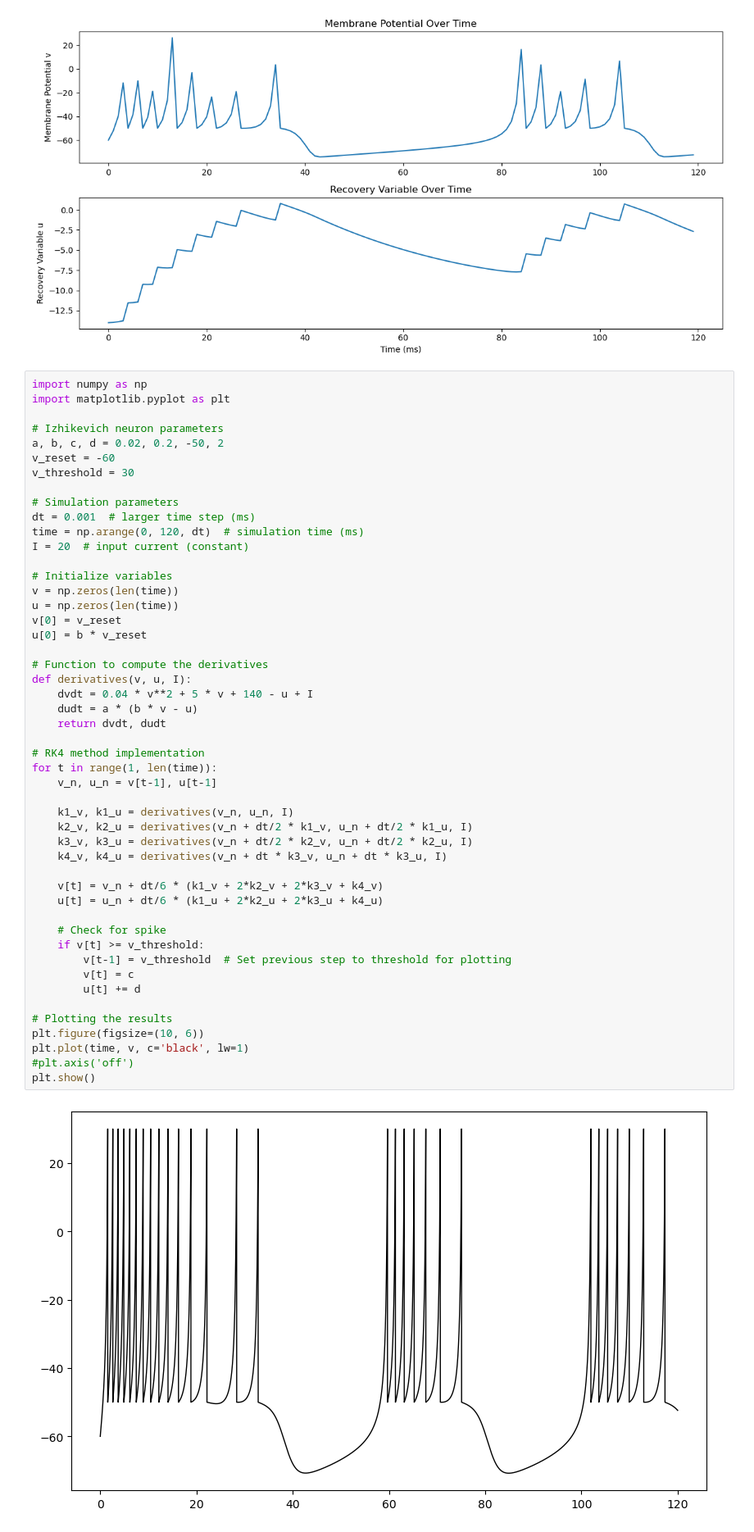
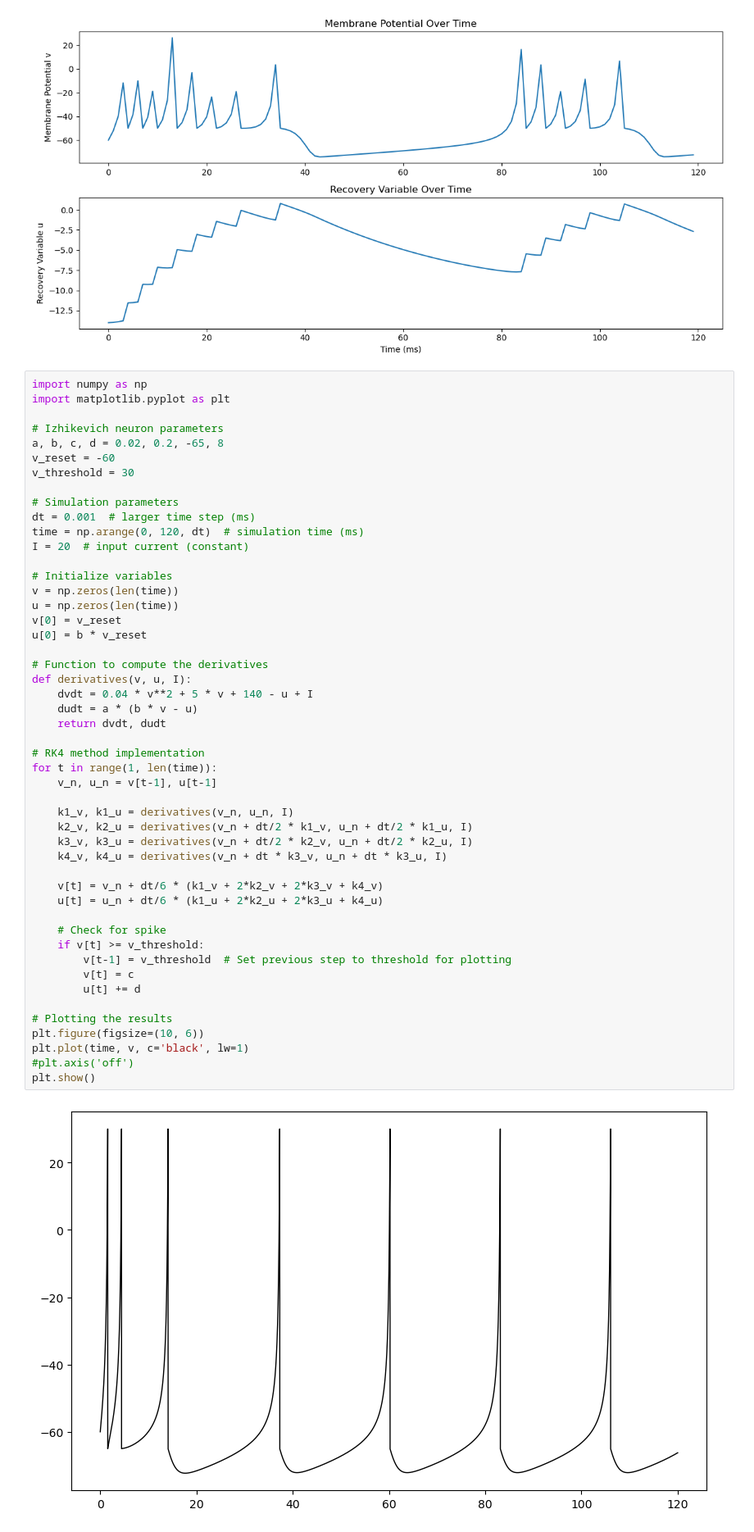
Before and after one commit to balkaransingh9/NeuCube-Izh, a Jupyter notebook: test notebooks/testing_neuron_dynamics.ipynb, the cells around one changed output. Shown at 82% size. Cells and saved outputs as stored; diff of their text form.

```diff
--- a/test notebooks/testing_neuron_dynamics.ipynb
+++ b/test notebooks/testing_neuron_dynamics.ipynb
@@ -50,7 +50,7 @@ import numpy as np
 import matplotlib.pyplot as plt
 
 # Izhikevich neuron parameters
-a, b, c, d = 0.02, 0.2, -50, 2
+a, b, c, d = 0.02, 0.2, -65, 8
 v_reset = -60
 v_threshold = 30
 
@@ -68,34 +68,34 @@ u[0] = b * v_reset
 # Function to compute the derivatives
 def derivatives(v, u, I):
     dvdt = 0.04 * v**2 + 5 * v + 140 - u + I
     dudt = a * (b * v - u)
     return dvdt, dudt
 
 # RK4 method implementation
 for t in range(1, len(time)):
     v_n, u_n = v[t-1], u[t-1]
 
     k1_v, k1_u = derivatives(v_n, u_n, I)
     k2_v, k2_u = derivatives(v_n + dt/2 * k1_v, u_n + dt/2 * k1_u, I)
     k3_v, k3_u = derivatives(v_n + dt/2 * k2_v, u_n + dt/2 * k2_u, I)
     k4_v, k4_u = derivatives(v_n + dt * k3_v, u_n + dt * k3_u, I)
 
     v[t] = v_n + dt/6 * (k1_v + 2*k2_v + 2*k3_v + k4_v)
     u[t] = u_n + dt/6 * (k1_u + 2*k2_u + 2*k3_u + k4_u)
 
     # Check for spike
     if v[t] >= v_threshold:
         v[t-1] = v_threshold  # Set previous step to threshold for plotting
         v[t] = c
         u[t] += d
 
 # Plotting the results
 plt.figure(figsize=(10, 6))
 plt.plot(time, v, c='black', lw=1)
 #plt.axis('off')
 plt.show()
 # %% [output]
-[figure, old version]
+[figure, new version]
 # %%
 # Parameters for the Izhikevich neuron
 #a, b, c, d = 0.055, 0.40, -55, 2
```
Also changed, not shown: parts of 2 cells of this notebook, 5 other files.
